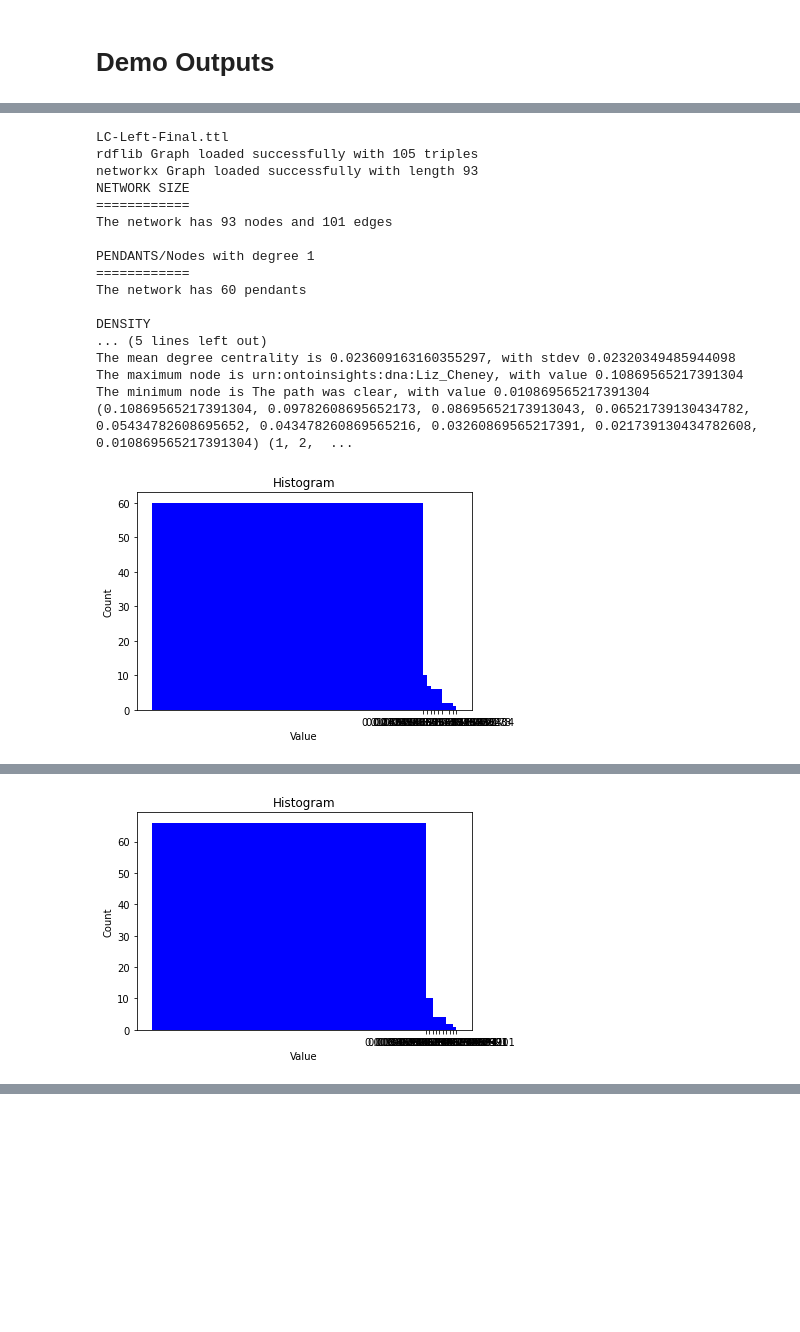
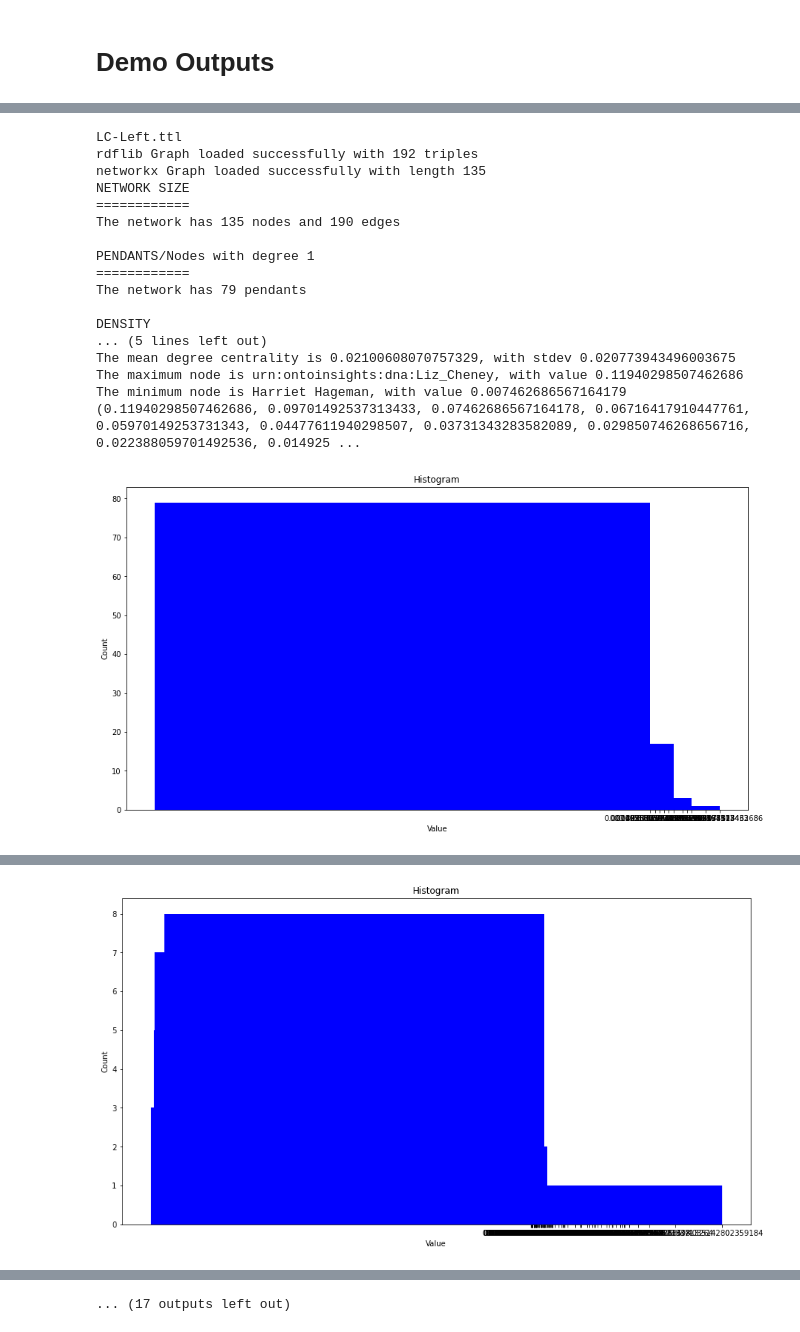
Before and after one commit to ontoinsights/deep_narrative_analysis, a Jupyter notebook: notebooks/Demo_Outputs.ipynb, the cells around one changed output, grey strips where cells are left out. Saved outputs shown, nothing was run; the diff lists cells and outputs as text; code cells hidden in the pictures; blank space fills up the shorter version.

```diff
--- a/notebooks/Demo_Outputs.ipynb
+++ b/notebooks/Demo_Outputs.ipynb
@@ -106,6 +140,7 @@ sd_conn_details = {'endpoint': os.environ.get('STARDOG_ENDPOINT'),
                    'username': os.getenv('STARDOG_USER'),
                    'password': os.environ.get('STARDOG_PASSWORD')}
 # %%
+# Mentions of first/last, first or last names
 query = \
     'prefix : <urn:ontoinsights:dna:> prefix dna: <urn:ontoinsights:dna:> prefix dc: <http://purl.org/dc/terms/> ' \
     'select ?agent ?publisher (COUNT(?agent) as ?cnt) where { ' \
@@ -113,7 +148,7 @@ query = \
     '   BIND(IRI(CONCAT("urn:ontoinsights:dna:", STRAFTER(str(?s), "Narrative_"))) as ?g) . ' \
     '{graph ?g {?narr :mentions ?agent . ?agent a :Person}}} GROUP BY ?agent ?publisher ORDER BY ?agent ?publisher'
 
-conn = stardog.Connection('ist-195', **sd_conn_details)
+conn = stardog.Connection('news-db', **sd_conn_details)
 
 query_results = conn.select(query, content_type='application/sparql-results+json')
 if 'results' in query_results and 'bindings' in query_results['results']:
@@ -212,7 +258,7 @@ plot_dates = np.arange(len(events))
 # Create a stem plot with some variation in levels as to distinguish close-by events.
 # Add markers on the baseline with dates
 # For each event, add a text label via annotate, which is offset from the tip of the event line
-levels = np.tile([4, 1, 4, 3, 1, 4],
+levels = np.tile([4, 1, 4, 1, 4, 2],
                  int(np.ceil(len(plot_dates) / 6)))[:len(plot_dates)]
 # Create figure and plot a stem plot with the dates
 fig, ax = plt.subplots()
@@ -236,6 +282,6 @@ ax.yaxis.set_visible(False)
 ax.xaxis.set_visible(False)
 ax.spines[["left", "top", "right"]].set_visible(False)
 ax.margins(y=0.1)
-plt.rcParams['figure.figsize'] = [30, 15]
+plt.rcParams['figure.figsize'] = [15, 8]
 plt.show()
 # %% [output]
@@ -315,13 +329,11 @@ def histogram(l):
 for i in range(4):
     # For matplotlib timeline, need datetime formatting
     if i == 0:
-        title = 'LC-Left-Final.ttl'
+        title = 'LC-Left.ttl'
     elif i == 1:
-        title = 'LC-Center-Final.ttl'
+        title = 'LC-Center.ttl'
     elif i == 2:
-        title = 'LC-Right-Final.ttl'
-    elif i == 3:
-        title = 'LC-FarRight-Final.ttl'
+        title = 'LC-Right.ttl'
     print(title)
     rg = RDFGraph()
     rg.parse(title, format='turtle')
@@ -351,40 +363,72 @@ for i in range(4):
     dc = nx.degree_centrality(G)
     degrees = []
     for k,v in dc.items():
         degrees.append(v)
 
     print("DEGREE CENTRALITY")
     print("=================")
     print("The mean degree centrality is {}, with stdev {}".format(mean(degrees), statistics.stdev(degrees)))
     print("The maximum node is {}, with value {}".format(max(dc, key=dc.get), max(dc.values())))
     print("The minimum node is {}, with value {}".format(min(dc, key=dc.get), min(dc.values())))
     histogram(dc)
     print()
 
+    # Eigenvector centrality -- mean and stdev
+    ec = nx.eigenvector_centrality(G)
+    degrees = []
+    for k,v in ec.items():
+        degrees.append(v)
+
+    print("EIGENVECTOR CENTRALITY")
+    print("======================")
+    print("The mean network eigenvector centrality is {}, with stdev {}".format(mean(degrees), statistics.stdev(degrees)))
+    print("The maximum node is {}, with value {}".format(max(ec, key=ec.get), max(ec.values())))
+    print("The minimum node is {}, with value {}".format(min(ec, key=ec.get), min(ec.values())))
+    histogram(ec)
+    print()
+
+    # Betweenness centrality -- mean and stdev
+    bc = nx.betweenness_centrality(G)
+    degrees = []
+    for k,v in bc.items():
+        degrees.append(v)
+    print("BETWEENNESS CENTRALITY")
+    print("======================")
+    print("The mean betwenness centrality is {}, with stdev {}".format(mean(degrees), statistics.stdev(degrees)))
+    print("The maximum node is {}, with value {}".format(max(bc, key=bc.get), max(bc.values())))
+    print("The minimum node is {}, with value {}".format(min(bc, key=bc.get), min(bc.values())))
+    histogram(bc)
+    print()
+
+    # Plot
+    print("Visualizing the graph:")
+    plt.plot()
+    nx.draw(G, with_labels=True, font_weight='bold')
+
     # Connected components
     cc = list(nx.connected_components(G))
     print("CONNECTED COMPONENTS")
     print("====================")
     print("The graph has {} connected components".format(len(cc)))
     for i,c in enumerate(cc):
         print("Connected component {} has {} nodes".format(i,len(c)))
     print()
 # %% [output]
-LC-Left-Final.ttl
-rdflib Graph loaded successfully with 105 triples
-networkx Graph loaded successfully with length 93
+LC-Left.ttl
+rdflib Graph loaded successfully with 192 triples
+networkx Graph loaded successfully with length 135
 NETWORK SIZE
 ============
-The network has 93 nodes and 101 edges
+The network has 135 nodes and 190 edges
 
 PENDANTS/Nodes with degree 1
 ============
-The network has 60 pendants
+The network has 79 pendants
 
 DENSITY
 ... (5 lines left out)
-The mean degree centrality is 0.023609163160355297, with stdev 0.02320349485944098
-The maximum node is urn:ontoinsights:dna:Liz_Cheney, with value 0.10869565217391304
-The minimum node is The path was clear, with value 0.010869565217391304
-(0.10869565217391304, 0.09782608695652173, 0.08695652173913043, 0.06521739130434782, 0.05434782608695652, 0.043478260869565216, 0.03260869565217391, 0.021739130434782608, 0.010869565217391304) (1, 2,  ...
+The mean degree centrality is 0.02100608070757329, with stdev 0.020773943496003675
+The maximum node is urn:ontoinsights:dna:Liz_Cheney, with value 0.11940298507462686
+The minimum node is Harriet Hageman, with value 0.007462686567164179
+(0.11940298507462686, 0.09701492537313433, 0.07462686567164178, 0.06716417910447761, 0.05970149253731343, 0.04477611940298507, 0.03731343283582089, 0.029850746268656716, 0.022388059701492536, 0.014925 ...
-[figure, old version]
+[figure, new version]
@@ -408 +441 @@ The minimum node is urn:ontoinsights:dna:PiT_Tuesday, with value 0.0099009900990
-[figure, old version]
+[figure, new version]
@@ -448,0 +481 @@ Connected component 0 has 82 nodes
+... (17 outputs left out)
```
Also changed, not shown: parts of 11 cells of this notebook, 39 other files.
